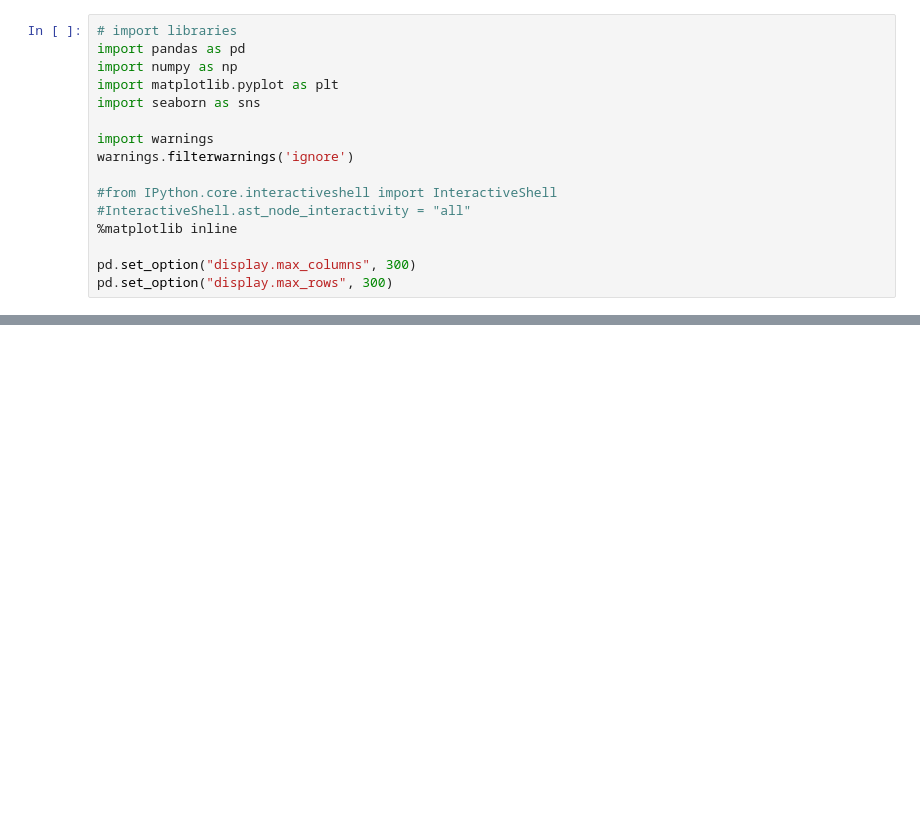
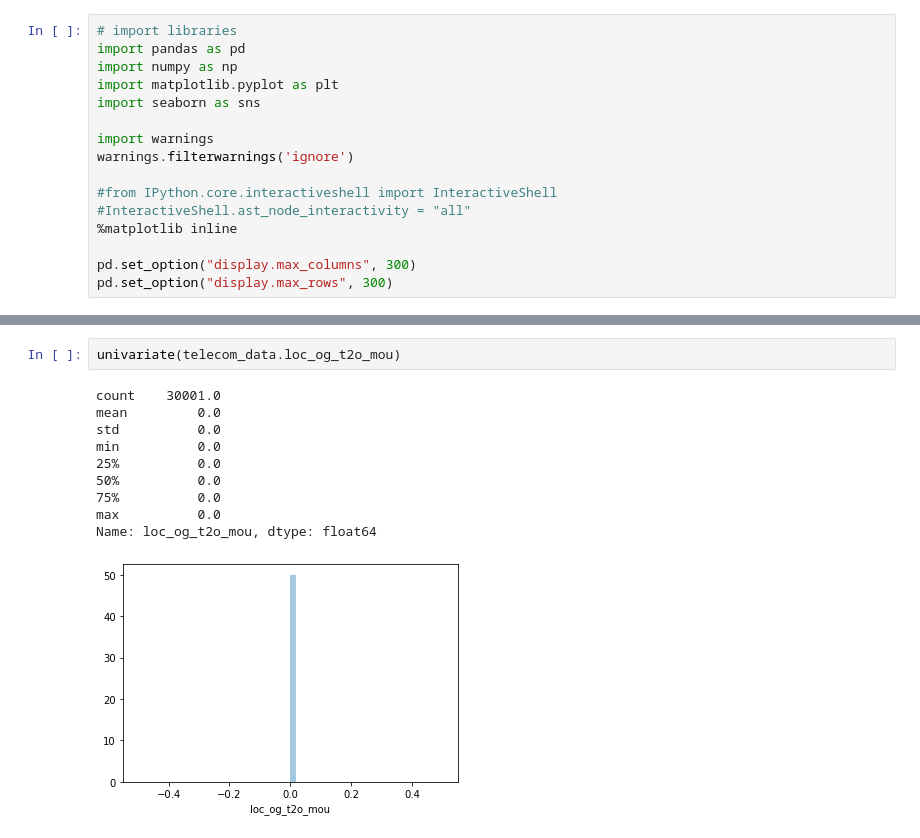
Before and after one commit to Kumaraguru-Muthuraj/_AIML_Code, a Jupyter notebook: _PythonNotebooks/_Course4_Machine_Learning_2/Mod9_PCA_Assignment/Telecom_Churn_Kumar_V1.ipynb, the cells around one changed output, grey strips where cells are left out. Drawn from its saved outputs; the diff is of its cells as text; blank space fills up the shorter version.

```diff
--- a/_PythonNotebooks/_Course4_Machine_Learning_2/Mod9_PCA_Assignment/Telecom_Churn_Kumar_V1.ipynb
+++ b/_PythonNotebooks/_Course4_Machine_Learning_2/Mod9_PCA_Assignment/Telecom_Churn_Kumar_V1.ipynb
@@ -18,0 +501,13 @@ telecom_data = pd.read_csv("telecom_churn_data.csv")
+# %%
+univariate(telecom_data.loc_og_t2o_mou)
+# %% [output]
+count    30001.0
+mean         0.0
+std          0.0
+min          0.0
+25%          0.0
+50%          0.0
+75%          0.0
+max          0.0
+Name: loc_og_t2o_mou, dtype: float64
+[figure, added]
```
Also changed, not shown: parts of 72 cells of this notebook.
